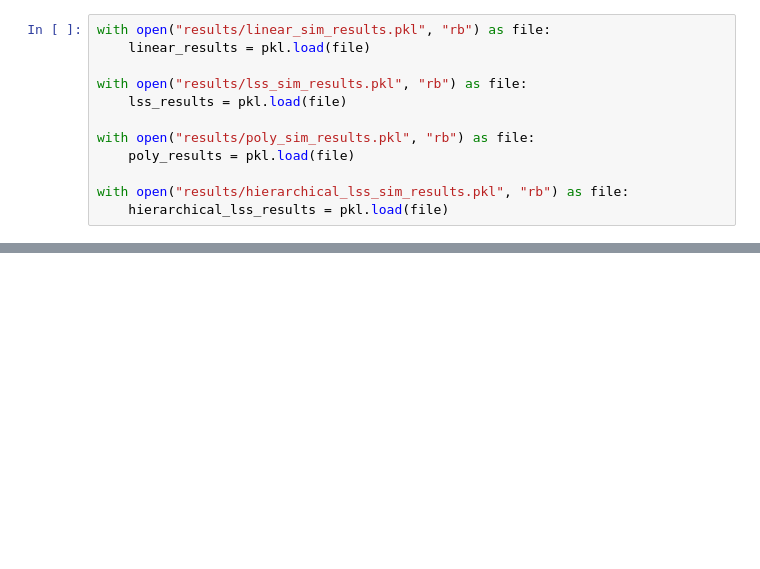
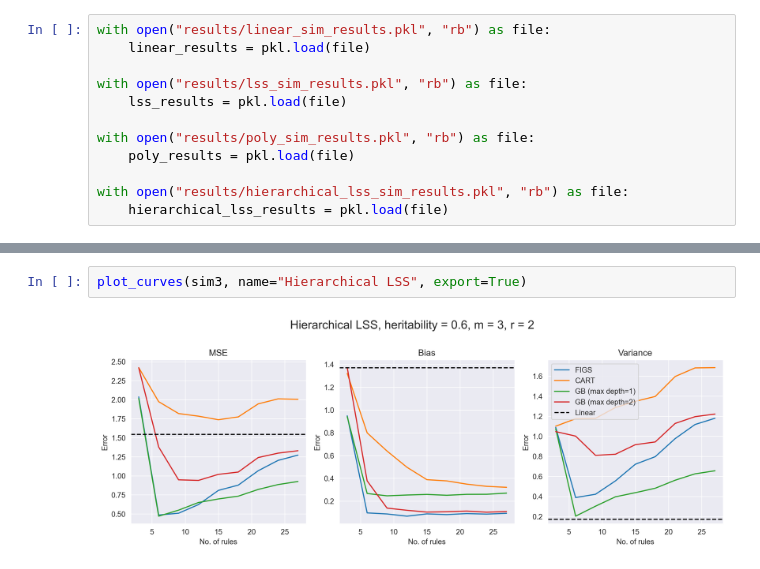
Before and after one commit to yanshuotan/figs_sims, a Jupyter notebook: paper_plots.ipynb, the cells around one changed output, grey strips where cells are left out. Cells and saved outputs as stored; diff of their text form; blank space fills up the shorter version.

Commit message:
Update plot style

```diff
--- a/paper_plots.ipynb
+++ b/paper_plots.ipynb
@@ -57,0 +58,4 @@ for sim, name in zip(sims, names):
+# %%
+plot_curves(sim3, name="Hierarchical LSS", export=True)
+# %% [output]
+[figure, added]
```
Also changed, not shown: parts of 2 cells of this notebook, 1 other file.
